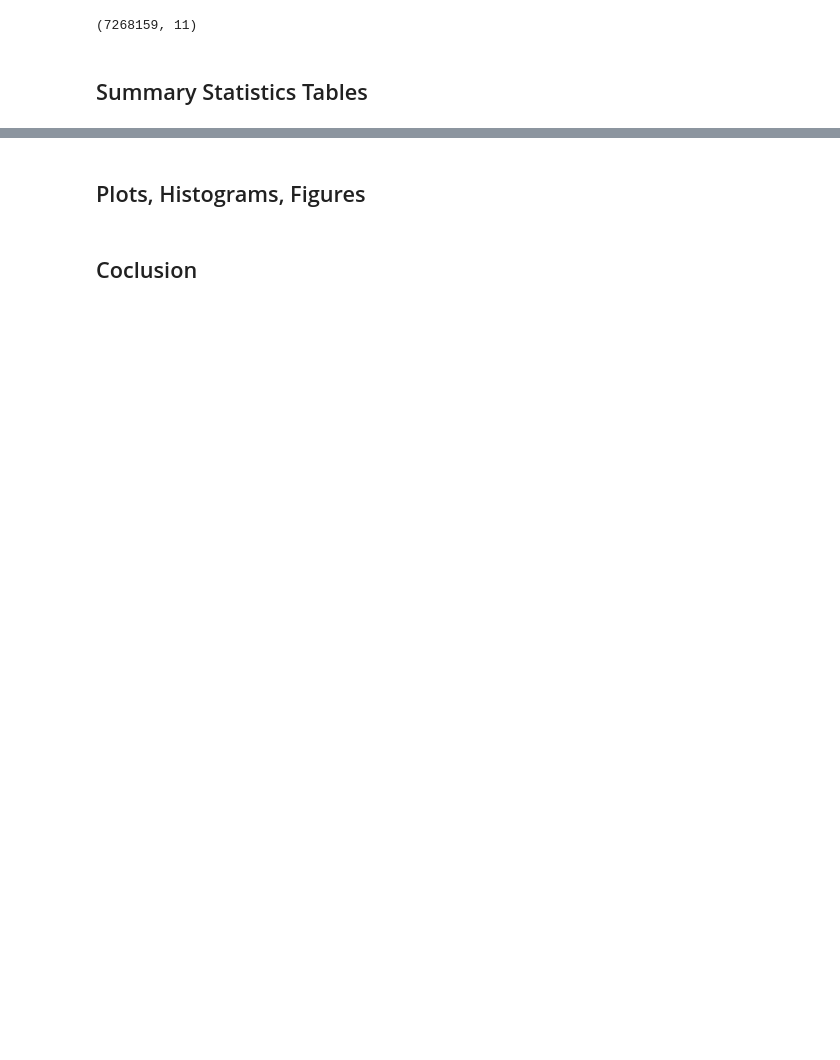
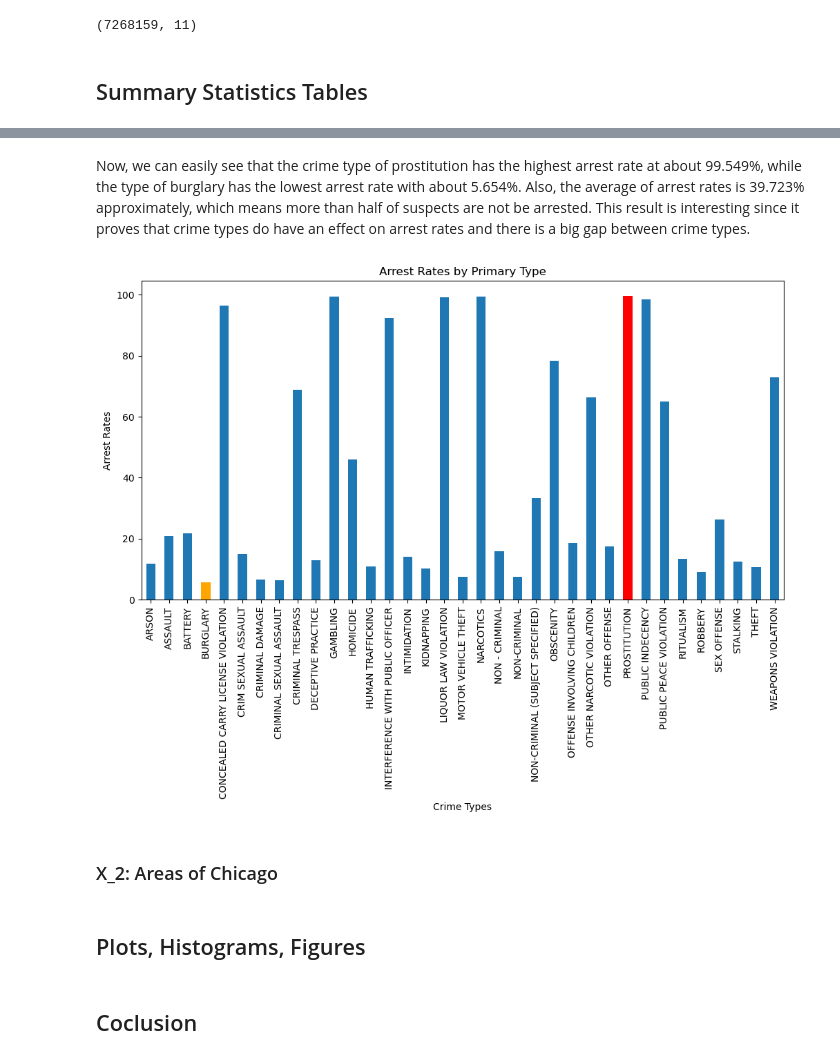
Before and after one commit to XingyuWang06/ECO225Project, a Jupyter notebook: Project1.ipynb, the cells around one changed output, grey strips where cells are left out. Drawn from its saved outputs; the diff is of its cells as text; code cells hidden in the pictures; blank space fills up the shorter version.

```diff
--- a/Project1.ipynb
+++ b/Project1.ipynb
@@ -95,0 +126,6 @@ crime_arrest_relation
+# %%
+arrest_count['Percent_Arrested (True)'] = (arrest_count['Arrested (True)'] / (arrest_count['Arrested (False)'] +
+                                                                              arrest_count['Arrested (True)'])) * 100
+print(arrest_count.loc[arrest_count['Percent_Arrested (True)'].idxmax()])
+print(arrest_count.loc[arrest_count['Percent_Arrested (True)'].idxmin()])
+print(arrest_count.describe())
@@ -96,3 +150,19 @@ crime_arrest_relation
+# %% [markdown]
+Now, we can easily see that the crime type of prostitution has the highest arrest rate at about 99.549%, while the type of burglary has the lowest arrest rate with about 5.654%. Also, the average of arrest rates is 39.723% approximately, which means more than half of suspects are not be arrested. This result is interesting since it proves that crime types do have an effect on arrest rates and there is a big gap between crime types.
+# %%
+ax = arrest_count.plot(kind='bar', y='Percent_Arrested (True)', legend=False, figsize=(12, 6))
+max_index = arrest_count['Percent_Arrested (True)'].idxmax()
+min_index = arrest_count['Percent_Arrested (True)'].idxmin()
+ax.patches[arrest_count.index.get_loc(max_index)].set_facecolor('red')
+ax.patches[arrest_count.index.get_loc(min_index)].set_facecolor('orange')
+plt.title('Arrest Rates by Primary Type')
+plt.xlabel('Crime Types')
+plt.ylabel('Arrest Rates')
+plt.show()
+# %% [output]
+[figure, added]
+# %% [markdown]
+### X_2: Areas of Chicago
 # %% [markdown]
 ## Plots, Histograms, Figures
 # %% [markdown]
```
Also changed, not shown: parts of 10 cells of this notebook.
